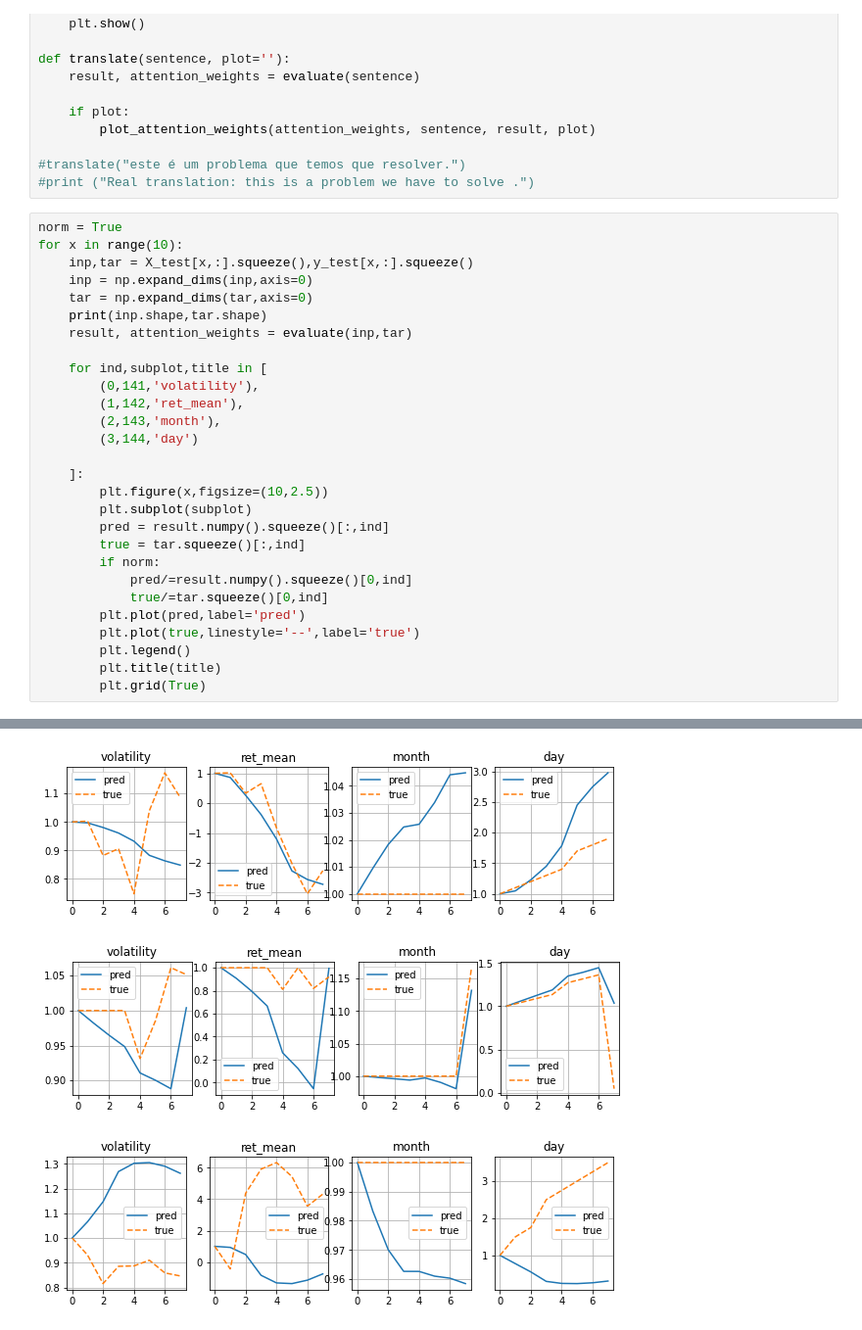
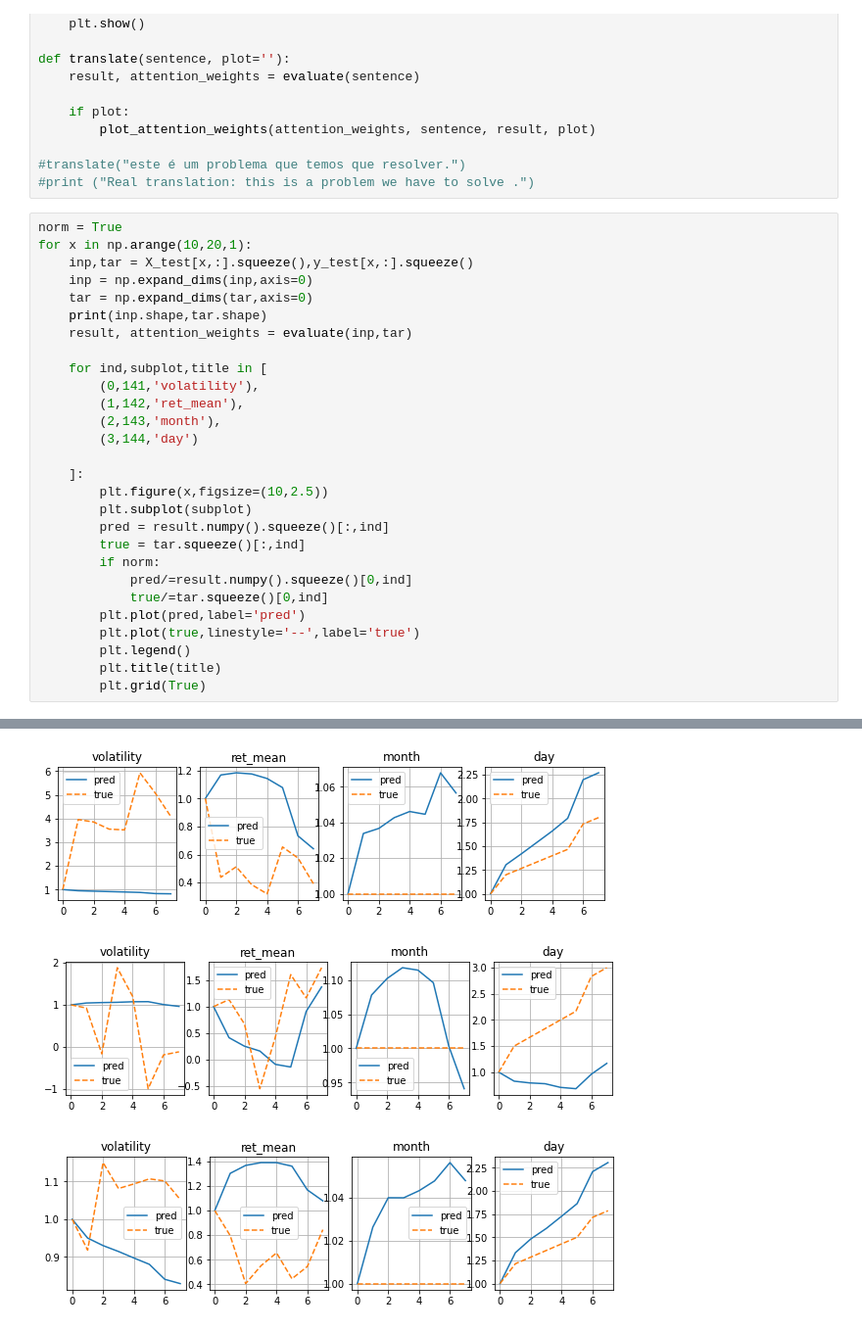
Before and after one commit to pangyuteng/public-misc, a Jupyter notebook: finance/ml/eval.ipynb, the cells around one changed output, grey strips where cells are left out. Shown at 98% size. Cells and saved outputs as stored; diff of their text form.

```diff
--- a/finance/ml/eval.ipynb
+++ b/finance/ml/eval.ipynb
@@ -280,7 +285,7 @@ def translate(sentence, plot=''):
 #print ("Real translation: this is a problem we have to solve .")
 # %%
 norm = True
-for x in range(10):
+for x in np.arange(10,20,1):
     inp,tar = X_test[x,:].squeeze(),y_test[x,:].squeeze()
     inp = np.expand_dims(inp,axis=0)
     tar = np.expand_dims(tar,axis=0)
@@ -323,3 +328,3 @@ for x in range(10):
-[figure, old version]
+[figure, new version]
-[figure, old version]
+[figure, new version]
-[figure, old version]
+[figure, new version]
```
Also changed, not shown: parts of 3 cells of this notebook.
